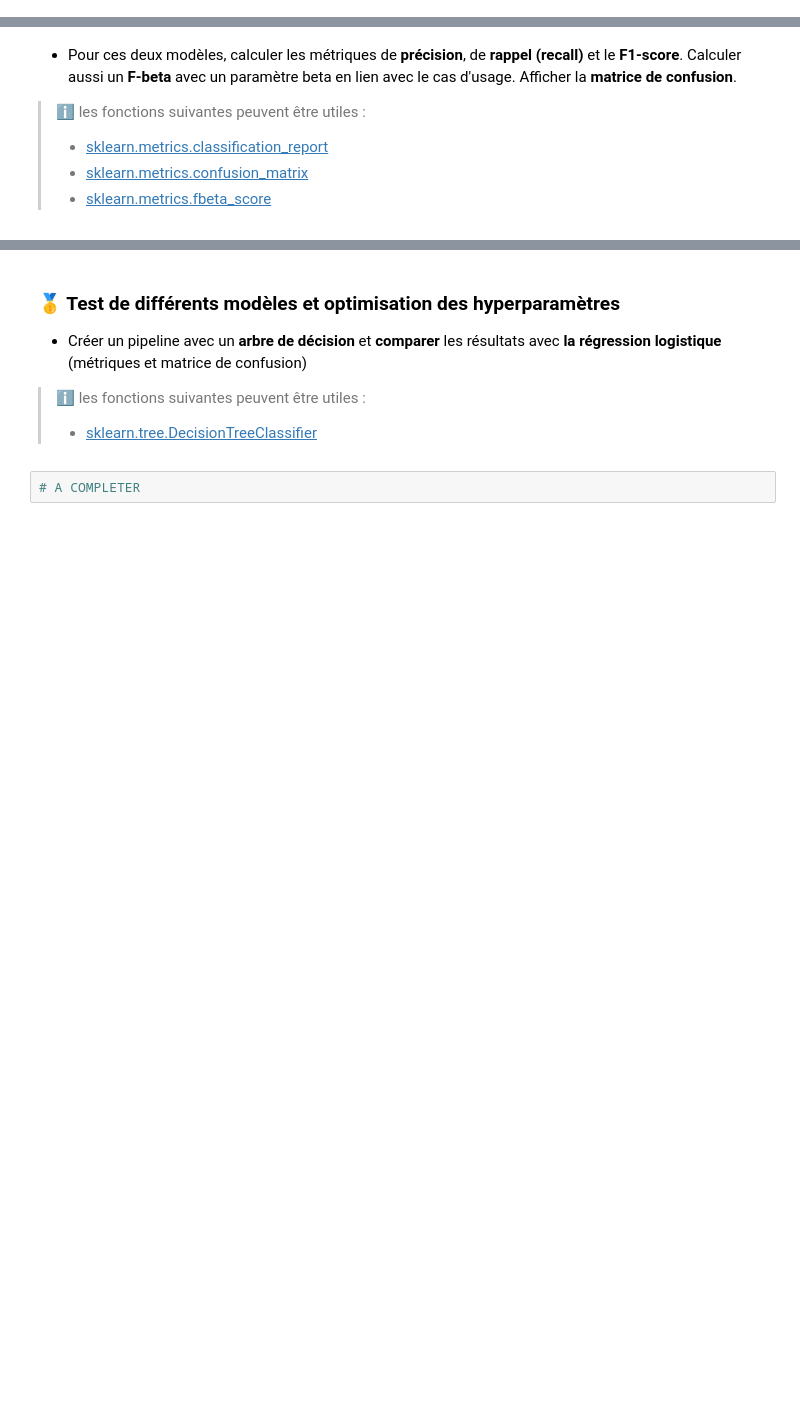
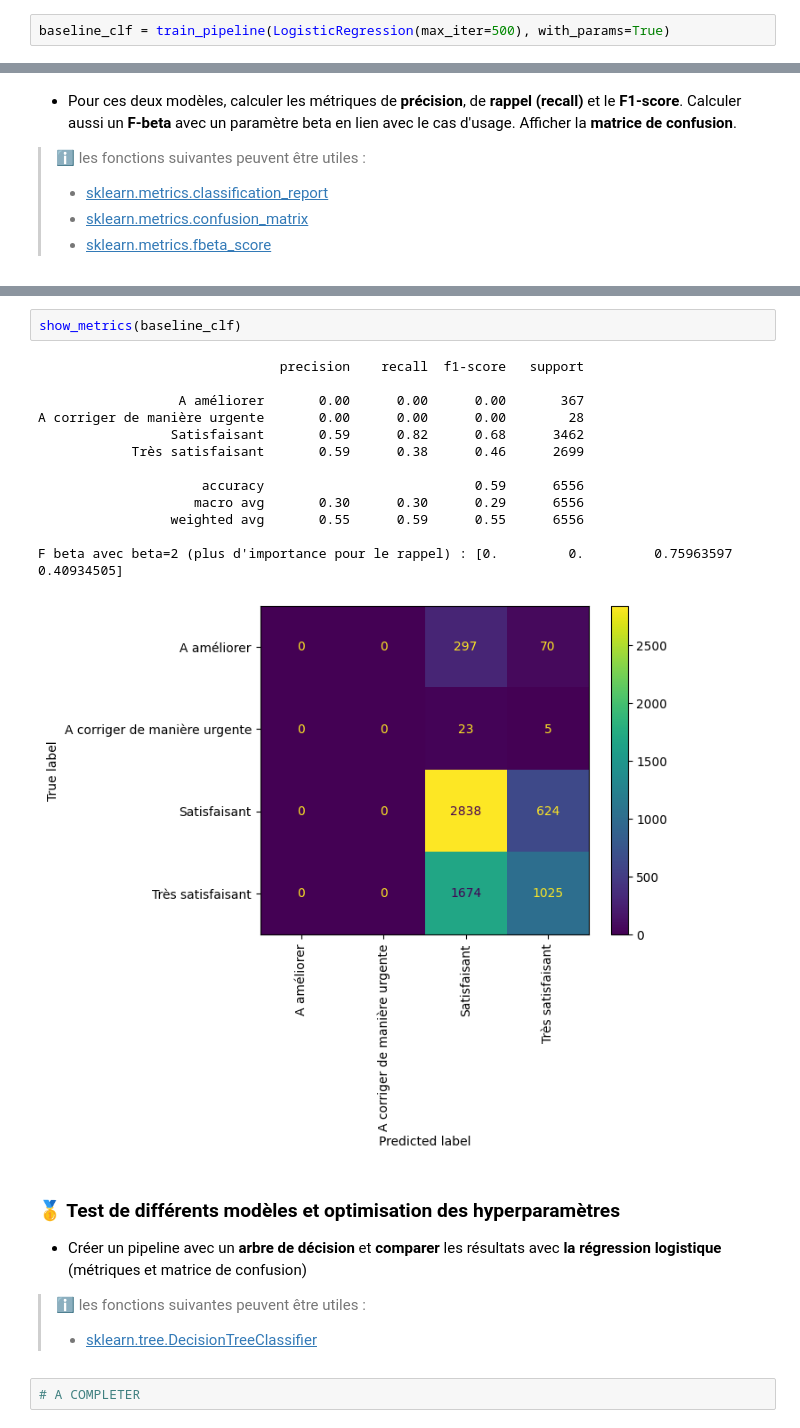
Before and after one commit to Pierre-Loic/Formation-DA-GEM-2022, a Jupyter notebook: Semaine_4_02-01_05-01/Activite_1_classification_corrige.ipynb, the cells around one changed output, grey strips where cells are left out. Cells and saved outputs as stored; diff of their text form; blank space fills up the shorter version.

```diff
--- a/Semaine_4_02-01_05-01/Activite_1_classification_corrige.ipynb
+++ b/Semaine_4_02-01_05-01/Activite_1_classification_corrige.ipynb
@@ -509,0 +551,2 @@ Pour avoir une référence de modèle de base pour les métriques de classificat
+# %%
+baseline_clf = train_pipeline(LogisticRegression(max_iter=500), with_params=True)
@@ -519,3 +591,19 @@ Pour avoir une référence de modèle de base pour les métriques de classificat
+# %%
+show_metrics(baseline_clf)
+# %% [output]
+                               precision    recall  f1-score   support
+
+                  A améliorer       0.00      0.00      0.00       367
+A corriger de manière urgente       0.00      0.00      0.00        28
+                 Satisfaisant       0.59      0.82      0.68      3462
+            Très satisfaisant       0.59      0.38      0.46      2699
+
+                     accuracy                           0.59      6556
+                    macro avg       0.30      0.30      0.29      6556
+                 weighted avg       0.55      0.59      0.55      6556
+
+F beta avec beta=2 (plus d'importance pour le rappel) : [0.         0.         0.75963597 0.40934505]
+[figure, added]
 # %% [markdown]
 ### 🥇 Test de différents modèles et optimisation des hyperparamètres
 
```
Also changed, not shown: parts of 31 cells of this notebook, 1 other file.
